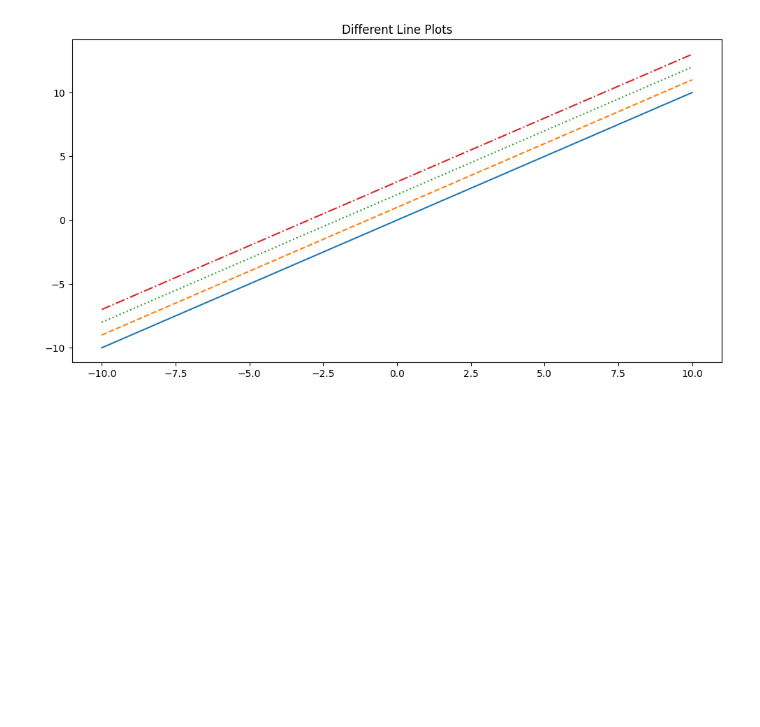
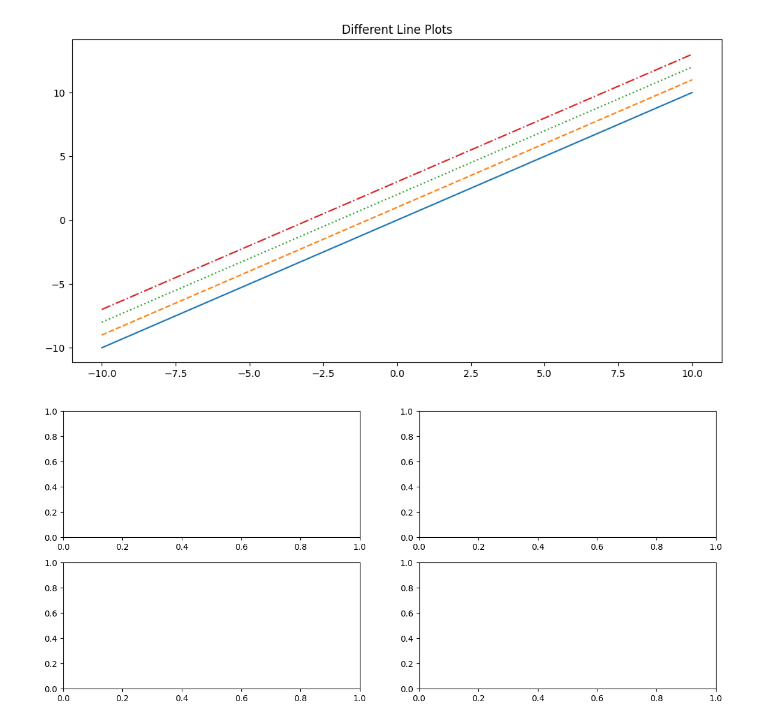
Before and after one commit to yfwjay/Data-Science-Foundations, a Jupyter notebook: pandas_basics/oop_plotting.ipynb, the cells around one changed output. Cells and saved outputs as stored; diff of their text form; code cells hidden in the pictures; blank space fills up the shorter version.

Commit message:
Learn MatplotLib:Visualisation tools offered by matplotlib.

```diff
--- a/pandas_basics/oop_plotting.ipynb
+++ b/pandas_basics/oop_plotting.ipynb
@@ -56,0 +86,10 @@ fig
+# %%
+fig  , ((ax1 , ax2), (ax3 ,ax4)) = plt.subplots(nrows=2 , ncols=2 , figsize = (14 , 6))
+
+# Grouping here is interms of rows (ax1 , ax2), (ax3 ,ax4)
+# (ax1 , ax2) = row 1
+# (ax3 , ax4) = row 2
+
+# AND EACH ITEMS INSIDE THE ROW REPRESENTS THE NUMBER OF COLUMNS
+# %% [output]
+[figure, added]
```
Also changed, not shown: parts of 14 cells of this notebook.
